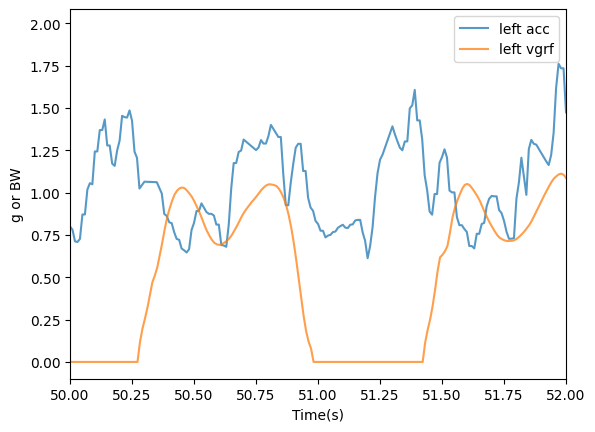
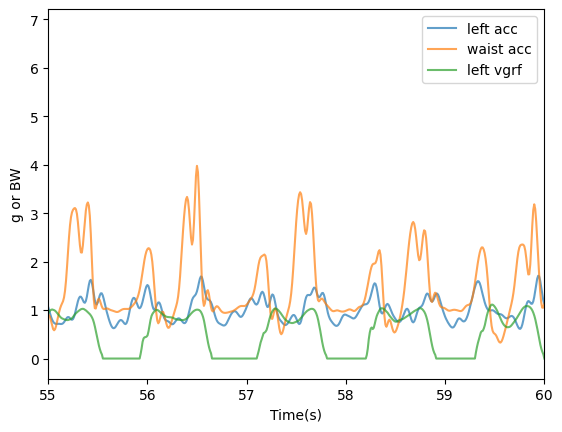
Code edit (unified diff) that turned the first committed figure into the second:
--- before
+++ after
@@ -1,5 +1,5 @@
 import matplotlib.pyplot as plt
 
-A1 = 0.75
+A1 = 0.7
 
 # plt.plot(sensors.left_df['time'], 
@@ -7,6 +7,9 @@
 #          label='left acc filtered', alpha=A1)
 plt.plot(sensors.left_df['time'], 
-         sensors.left_df['accel'], 
+         sensors.left_df['accel_filtered'], 
          label='left acc', alpha=A1)
+plt.plot(sensors.waist_df['time'], 
+         sensors.waist_df['accel_filtered'], 
+         label='waist acc', alpha=A1)
 plt.plot(treadmill_unaligned.left_df['time'], 
          treadmill_unaligned.left_df['vgrf'], 
@@ -15,5 +18,5 @@
 zoom = True
 if zoom: 
-    plt.xlim([50, 52])
+    plt.xlim([55, 60])
 
 plt.legend()

Commit: adjust sensor filtering to a 20 Hz low pass cutoff